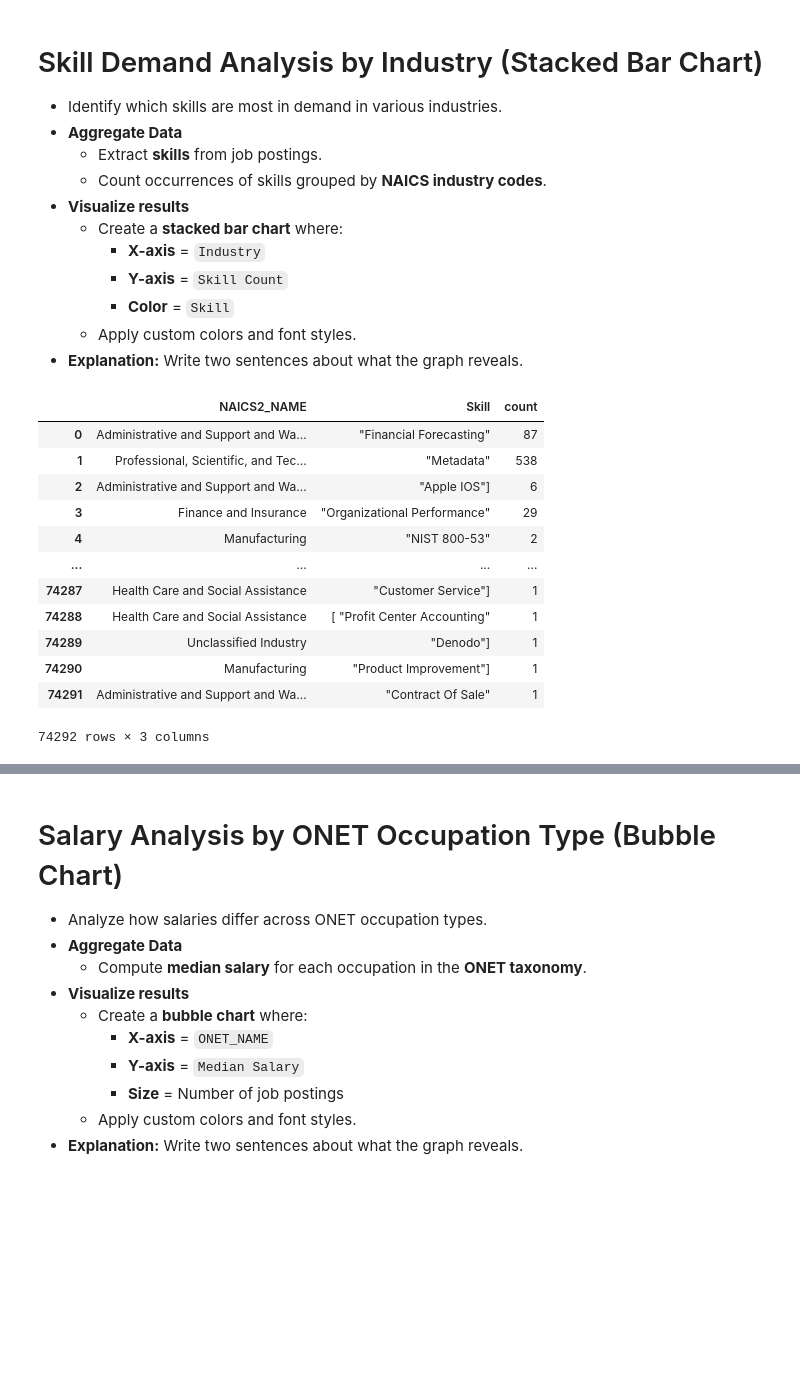
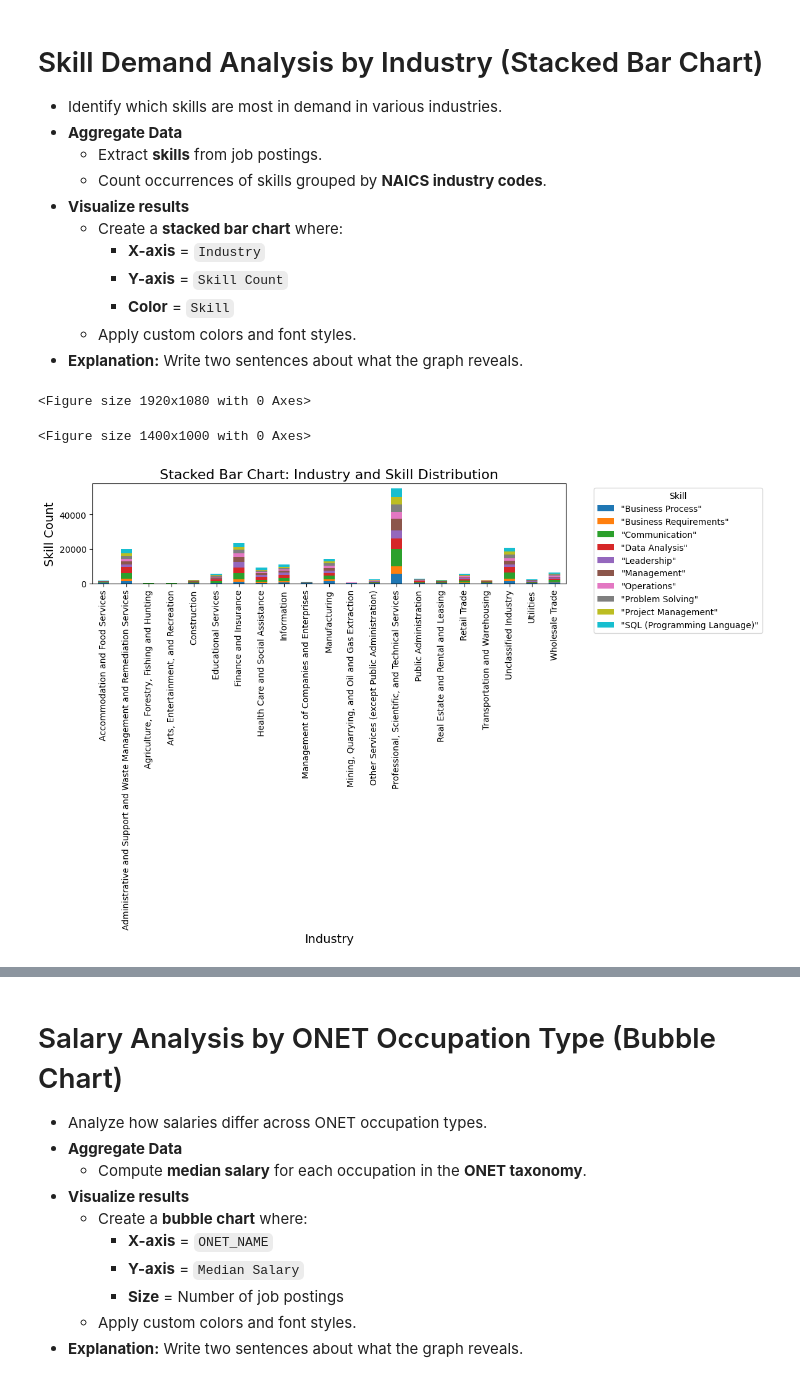
Before and after one commit to met-ad-688/lab06-CYXNBNBNB, a Jupyter notebook: lab06_YuxuanChen.ipynb, the cells around one changed output, grey strips where cells are left out. Drawn from its saved outputs; the diff is of its cells as text; code cells hidden in the pictures; blank space fills up the shorter version.

```diff
--- a/lab06_YuxuanChen.ipynb
+++ b/lab06_YuxuanChen.ipynb
@@ -282,52 +282,75 @@ This pie chart shows the proportion of remote and on-site job postings. It indic
 - **Explanation:** Write two sentences about what the graph reveals.
 # %%
 # Your code for 6th question here
+import pandas as pd
 import matplotlib.pyplot as plt
+import seaborn as sns
 
 # 将 df DataFrame 中的 "SKILLS_NAME" 列的字符串数据按指定的分隔符 ",\n " 进行分割
 df_split = df.withColumn("SKILLS_NAME", split(col("SKILLS_NAME"), ",\n  "))
 
 # 去掉 SKILLS_NAME 列中每个字符串末尾的换行符
 df_split = df_split.withColumn(
     "SKILLS_NAME",
     transform(
         col("SKILLS_NAME"),
         lambda x: regexp_replace(x, r'\n', '')  # 替换每个字符串末尾的换行符
     )
 )
 
 # 将每个数组元素展开为单独的行存放进skill列
 df_exploded = df_split.withColumn("Skill", explode(col("SKILLS_NAME")))
 
 # 对 df_exploded 进行分组，并对每组数据进行计数
 df_aggregated = df_exploded.groupBy("NAICS2_NAME", "Skill").count()
 
 # Convert the result to Pandas DataFrame for plotting
 pdf = df_aggregated.toPandas()
 
-#df_split.select("SKILLS_NAME").show(truncate=False)
-#df_exploded.select("skill").show(truncate=False)
-#df_aggregated.show(truncate=False)
-pdf
 
 
 
 
-#fig.write_image("output/Q6.png", width=1920, height=1080, scale=2)
+# 计算每个技能的总数量
+skill_count = pdf.groupby('Skill')['count'].sum().sort_values(ascending=False)
+
+# 选择最多的前十个技能
+top_skills = skill_count.head(10).index
+
+# 过滤原始数据，只保留前十个技能
+pdf_filtered = pdf[pdf['Skill'].isin(top_skills)]
+
+# 聚合数据，根据NAICS2_NAME和Skill进行分组，计算每个组合的技能总数
+pdf_grouped = pdf_filtered.groupby(['NAICS2_NAME', 'Skill'])['count'].sum().unstack(fill_value=0)
+
+# 设置图形大小和分辨率
+plt.figure(figsize=(19.2, 10.8), dpi=100)  # figsize 为 1920x1080 像素，dpi 为 100
+
+# 绘制堆积条形图
+plt.figure(figsize=(14, 10))
+pdf_grouped.plot(kind='bar', stacked=True, figsize=(12, 8))
+
+# 设置标题和标签
+plt.title('Stacked Bar Chart: Industry and Skill Distribution', fontsize=16)
+plt.xlabel('Industry', fontsize=14)
+plt.ylabel('Skill Count', fontsize=14)
+
+# 显示图例
+plt.legend(title='Skill', bbox_to_anchor=(1.05, 1), loc='upper left')
+
+# 调整边距，避免标签重叠
+plt.subplots_adjust(top=0.9, bottom=0.15)
+
+# 保存图像为 PNG 格式
+plt.savefig('output/Q6.png', bbox_inches='tight')
+
+# 显示图形
+plt.tight_layout()
+plt.show()
 # %% [output]
-|  | NAICS2_NAME | Skill | count |
-| 0 | Administrative and Support and Wa... | "Financial Forecasting" | 87 |
-| 1 | Professional, Scientific, and Tec... | "Metadata" | 538 |
-| 2 | Administrative and Support and Wa... | "Apple IOS"] | 6 |
-| 3 | Finance and Insurance | "Organizational Performance" | 29 |
-| 4 | Manufacturing | "NIST 800-53" | 2 |
-| ... | ... | ... | ... |
-| 74287 | Health Care and Social Assistance | "Customer Service"] | 1 |
-| 74288 | Health Care and Social Assistance | [ "Profit Center Accounting" | 1 |
-| 74289 | Unclassified Industry | "Denodo"] | 1 |
-| 74290 | Manufacturing | "Product Improvement"] | 1 |
-| 74291 | Administrative and Support and Wa... | "Contract Of Sale" | 1 |
-74292 rows × 3 columns
+<Figure size 1920x1080 with 0 Axes>
+<Figure size 1400x1000 with 0 Axes>
+[figure, added]
 # %%
 import pandas as pd
 import matplotlib.pyplot as plt
```
Also changed, not shown: parts of 3 cells of this notebook, 1 other file.
